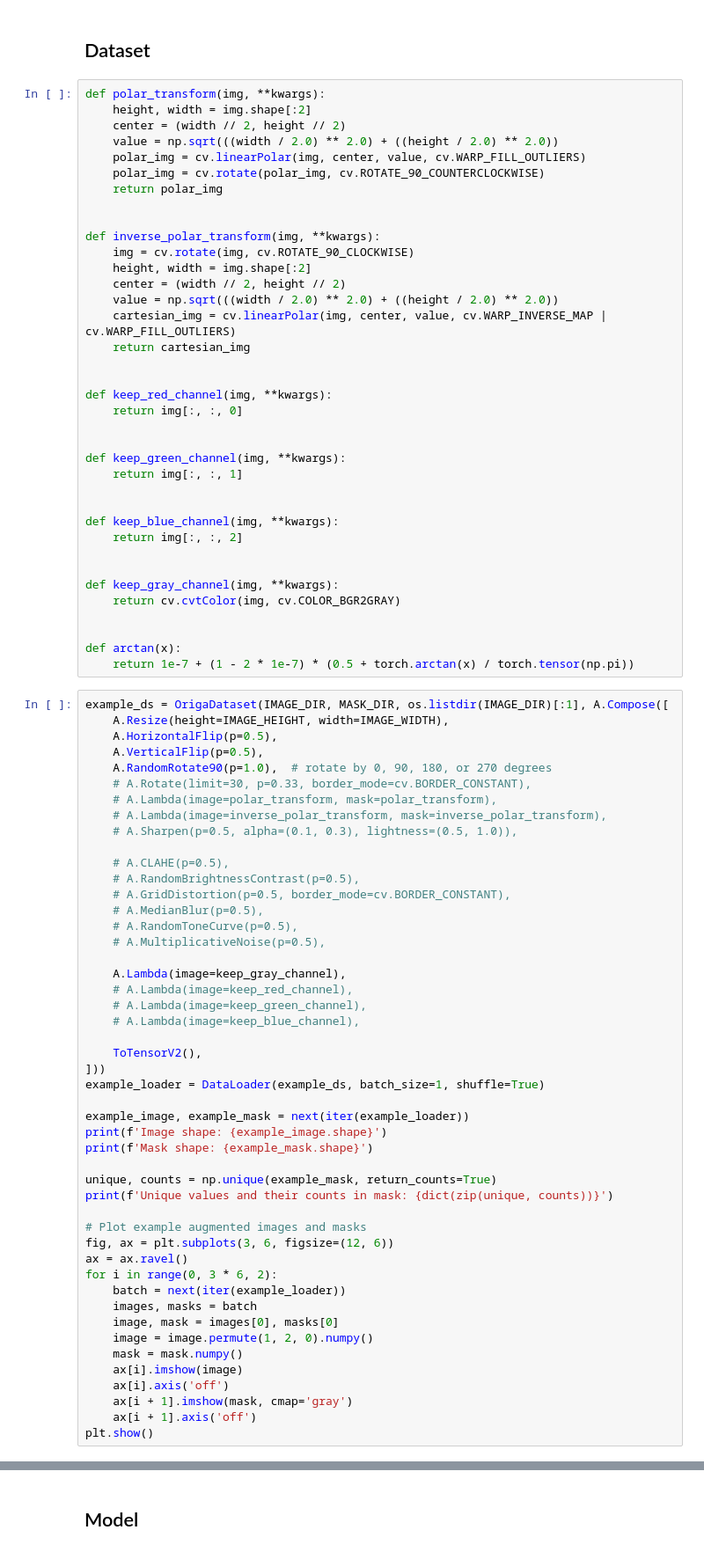
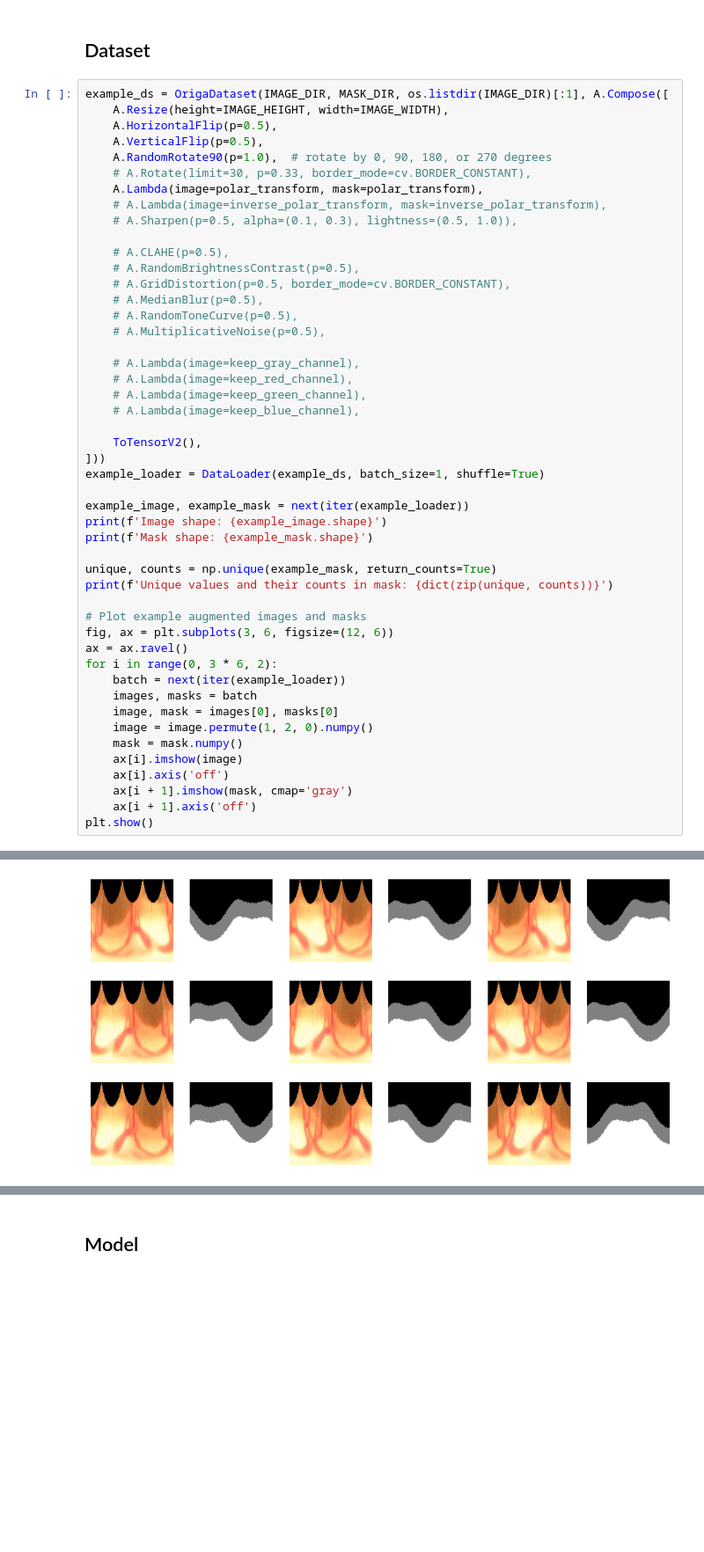
Before and after one commit to AkosKappel/DP-GlaucomaSegmentation, a Jupyter notebook: notebooks/workspace.ipynb, the cells around one changed output, grey strips where cells are left out. Shown at 88% size. Saved outputs shown, nothing was run; the diff lists cells and outputs as text; blank space fills up the shorter version.

```diff
--- a/notebooks/workspace.ipynb
+++ b/notebooks/workspace.ipynb
@@ -81,42 +99,5 @@ print(f'''CONFIGURATION:
 # %% [markdown]
 ## Dataset
-# %%
-def polar_transform(img, **kwargs):
-    height, width = img.shape[:2]
-    center = (width // 2, height // 2)
-    value = np.sqrt(((width / 2.0) ** 2.0) + ((height / 2.0) ** 2.0))
-    polar_img = cv.linearPolar(img, center, value, cv.WARP_FILL_OUTLIERS)
-    polar_img = cv.rotate(polar_img, cv.ROTATE_90_COUNTERCLOCKWISE)
-    return polar_img
-
-
-def inverse_polar_transform(img, **kwargs):
-    img = cv.rotate(img, cv.ROTATE_90_CLOCKWISE)
-    height, width = img.shape[:2]
-    center = (width // 2, height // 2)
-    value = np.sqrt(((width / 2.0) ** 2.0) + ((height / 2.0) ** 2.0))
-    cartesian_img = cv.linearPolar(img, center, value, cv.WARP_INVERSE_MAP | cv.WARP_FILL_OUTLIERS)
-    return cartesian_img
-
-
-def keep_red_channel(img, **kwargs):
-    return img[:, :, 0]
-
-
-def keep_green_channel(img, **kwargs):
-    return img[:, :, 1]
-
-
-def keep_blue_channel(img, **kwargs):
-    return img[:, :, 2]
-
-
-def keep_gray_channel(img, **kwargs):
-    return cv.cvtColor(img, cv.COLOR_BGR2GRAY)
-
-
-def arctan(x):
-    return 1e-7 + (1 - 2 * 1e-7) * (0.5 + torch.arctan(x) / torch.tensor(np.pi))
 # %%
 example_ds = OrigaDataset(IMAGE_DIR, MASK_DIR, os.listdir(IMAGE_DIR)[:1], A.Compose([
     A.Resize(height=IMAGE_HEIGHT, width=IMAGE_WIDTH),
@@ -124,7 +105,7 @@ example_ds = OrigaDataset(IMAGE_DIR, MASK_DIR, os.listdir(IMAGE_DIR)[:1], A.Comp
     A.VerticalFlip(p=0.5),
     A.RandomRotate90(p=1.0),  # rotate by 0, 90, 180, or 270 degrees
     # A.Rotate(limit=30, p=0.33, border_mode=cv.BORDER_CONSTANT),
-    # A.Lambda(image=polar_transform, mask=polar_transform),
+    A.Lambda(image=polar_transform, mask=polar_transform),
     # A.Lambda(image=inverse_polar_transform, mask=inverse_polar_transform),
     # A.Sharpen(p=0.5, alpha=(0.1, 0.3), lightness=(0.5, 1.0)),
 
@@ -135,7 +116,7 @@ example_ds = OrigaDataset(IMAGE_DIR, MASK_DIR, os.listdir(IMAGE_DIR)[:1], A.Comp
     # A.RandomToneCurve(p=0.5),
     # A.MultiplicativeNoise(p=0.5),
 
-    A.Lambda(image=keep_gray_channel),
+    # A.Lambda(image=keep_gray_channel),
     # A.Lambda(image=keep_red_channel),
     # A.Lambda(image=keep_green_channel),
     # A.Lambda(image=keep_blue_channel),
@@ -165,3 +146,4 @@ for i in range(0, 3 * 6, 2):
     ax[i + 1].imshow(mask, cmap='gray')
     ax[i + 1].axis('off')
 plt.show()
+# %% [output]
@@ -168,3 +153,4 @@ plt.show()
+[figure, added]
 # %%
 train_transform = A.Compose([
     A.Resize(height=IMAGE_HEIGHT, width=IMAGE_WIDTH),
```
Also changed, not shown: parts of 8 cells of this notebook, 11 other files.
